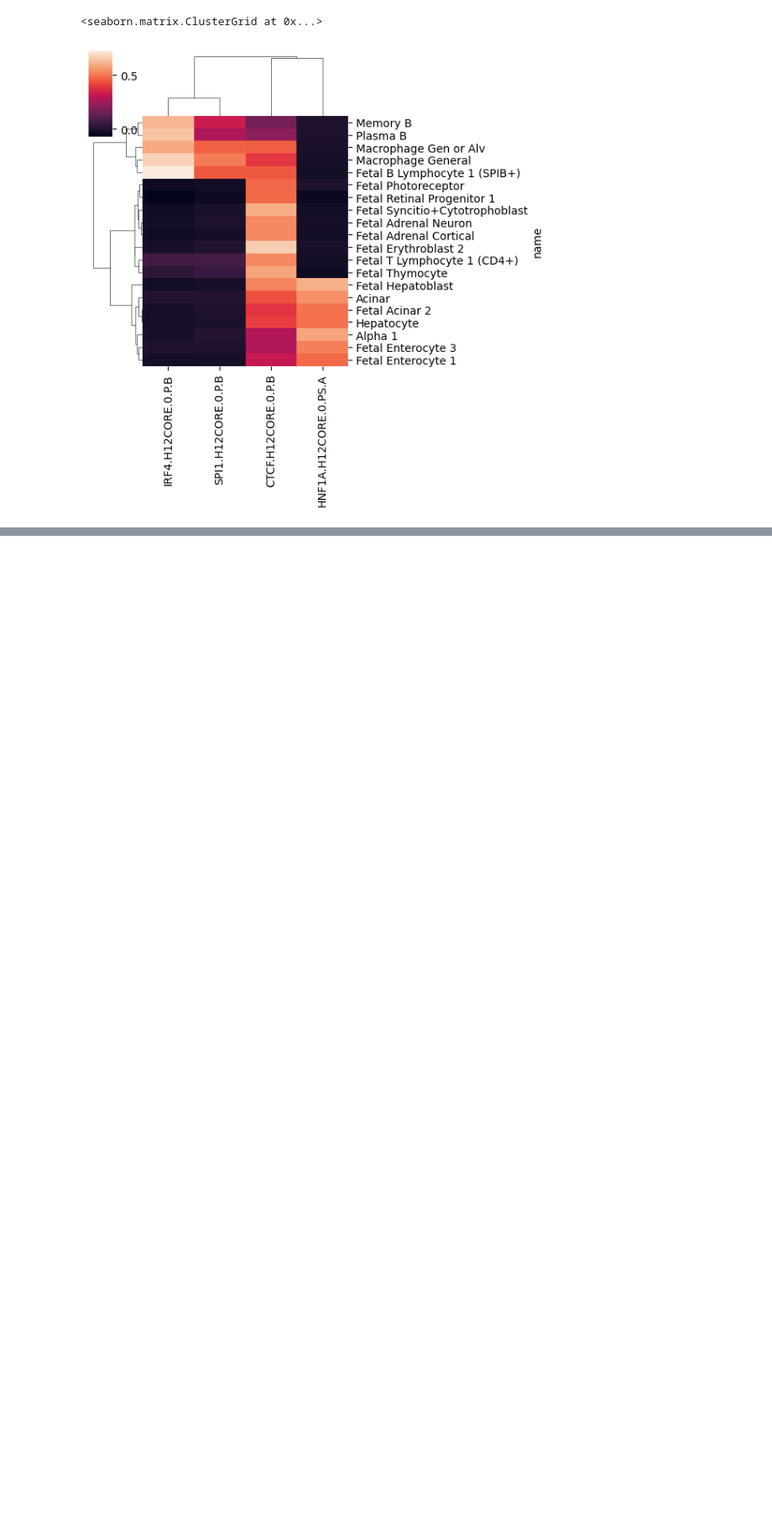
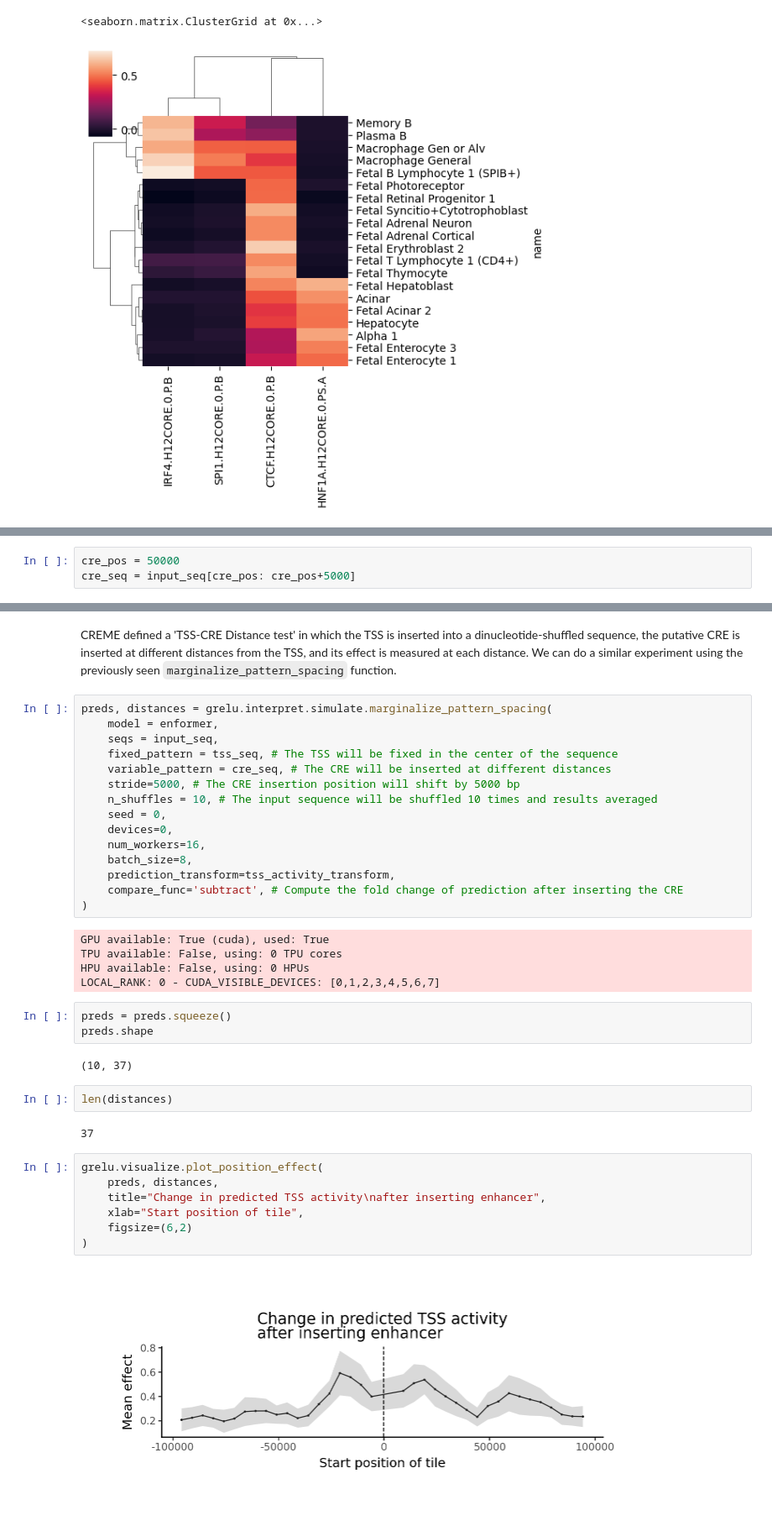
Before and after one commit to Genentech/gReLU, a Jupyter notebook: docs/tutorials/7_simulations.ipynb, the cells around one changed output, grey strips where cells are left out. Shown at 84% size. Drawn from its saved outputs; the diff is of its cells as text; blank space fills up the shorter version.

```diff
--- a/docs/tutorials/7_simulations.ipynb
+++ b/docs/tutorials/7_simulations.ipynb
@@ -167,0 +471,3 @@ sns.clustermap(mean_motif_effect.loc[:, variable_cell_types].T, figsize=(6,6))
+# %%
+cre_pos = 50000
+cre_seq = input_seq[cre_pos: cre_pos+5000]
@@ -167,0 +515,40 @@ sns.clustermap(mean_motif_effect.loc[:, variable_cell_types].T, figsize=(6,6))
+# %% [markdown]
+CREME defined a 'TSS-CRE Distance test' in which the TSS is inserted into a dinucleotide-shuffled sequence, the putative CRE is inserted at different distances from the TSS, and its effect is measured at each distance. We can do a similar experiment using the previously seen `marginalize_pattern_spacing` function.
+# %%
+preds, distances = grelu.interpret.simulate.marginalize_pattern_spacing(
+    model = enformer,
+    seqs = input_seq,
+    fixed_pattern = tss_seq, # The TSS will be fixed in the center of the sequence
+    variable_pattern = cre_seq, # The CRE will be inserted at different distances
+    stride=5000, # The CRE insertion position will shift by 5000 bp
+    n_shuffles = 10, # The input sequence will be shuffled 10 times and results averaged
+    seed = 0,
+    devices=0,
+    num_workers=16,
+    batch_size=8,
+    prediction_transform=tss_activity_transform,
+    compare_func='subtract', # Compute the fold change of prediction after inserting the CRE
+)
+# %% [output]
+GPU available: True (cuda), used: True
+TPU available: False, using: 0 TPU cores
+HPU available: False, using: 0 HPUs
+LOCAL_RANK: 0 - CUDA_VISIBLE_DEVICES: [0,1,2,3,4,5,6,7]
+# %%
+preds = preds.squeeze()
+preds.shape
+# %% [output]
+(10, 37)
+# %%
+len(distances)
+# %% [output]
+37
+# %%
+grelu.visualize.plot_position_effect(
+    preds, distances,
+    title="Change in predicted TSS activity\nafter inserting enhancer",
+    xlab="Start position of tile",
+    figsize=(6,2)
+)
+# %% [output]
+[figure, added]
```
Also changed, not shown: parts of 88 cells of this notebook.
